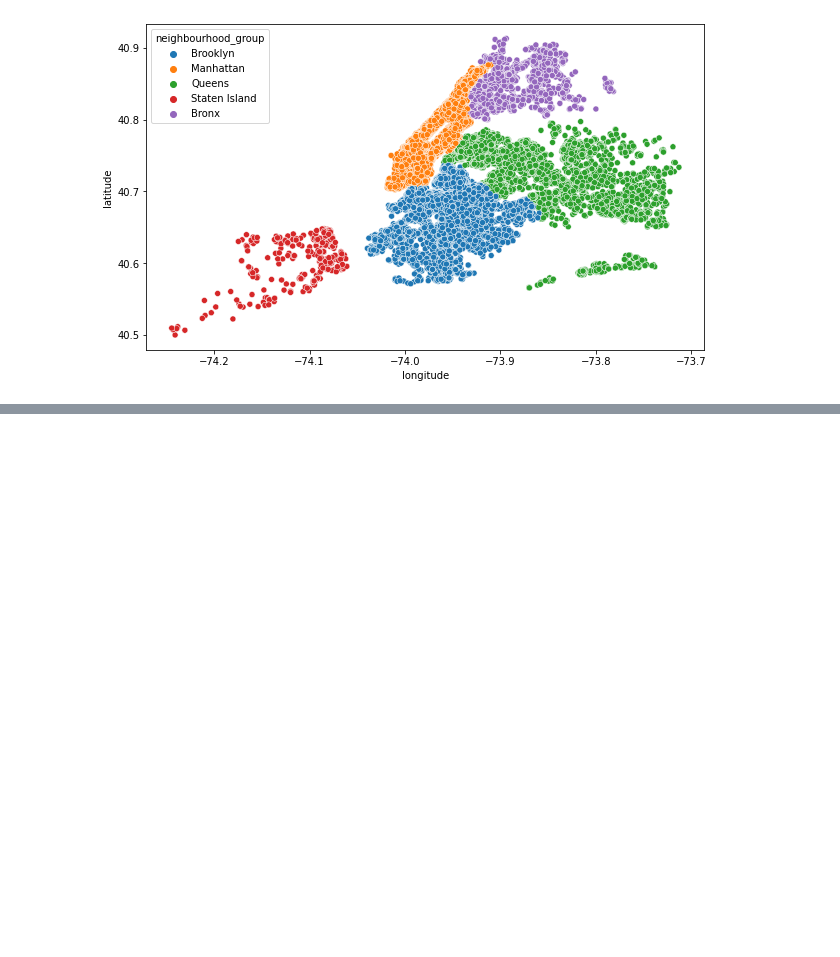
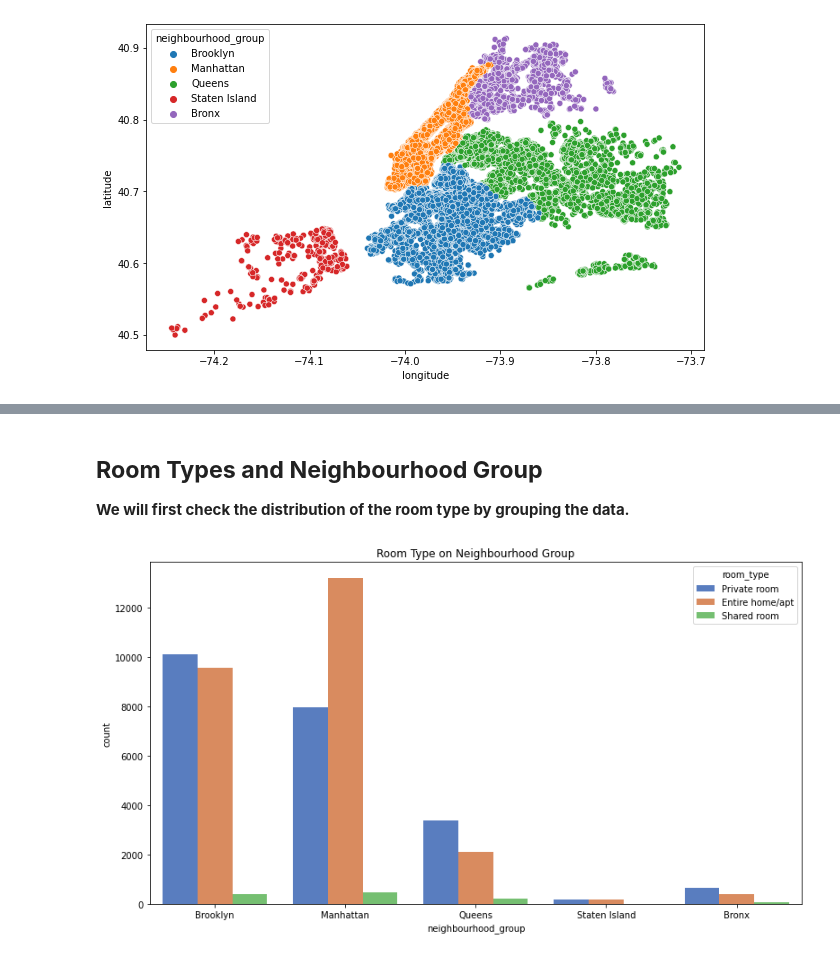
Before and after one commit to Aniket-Satpute/Airbnb-Booking-Analysis, a Jupyter notebook: airbnb_booking_analysis_aniket.ipynb, the cells around one changed output, grey strips where cells are left out. Drawn from its saved outputs; the diff is of its cells as text; code cells hidden in the pictures; blank space fills up the shorter version.

```diff
--- a/airbnb_booking_analysis_aniket.ipynb
+++ b/airbnb_booking_analysis_aniket.ipynb
@@ -180,0 +189,11 @@ plt.ioff()
+# %% [markdown]
+## **Room Types and Neighbourhood Group**
+
+**We will first check the distribution of the room type by grouping the data.**
+# %%
+plt.figure(figsize=(13,7))
+plt.title("Room Type on Neighbourhood Group")
+sns.countplot(ABA.neighbourhood_group,hue=ABA.room_type, palette="muted")
+plt.show()
+# %% [output]
+[figure, added]
```
Also changed, not shown: parts of 3 cells of this notebook.
